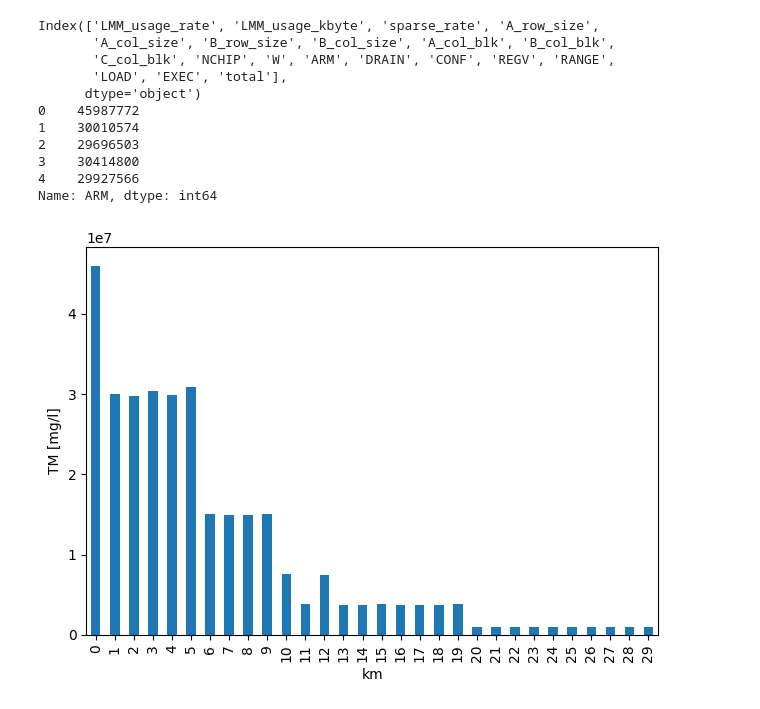
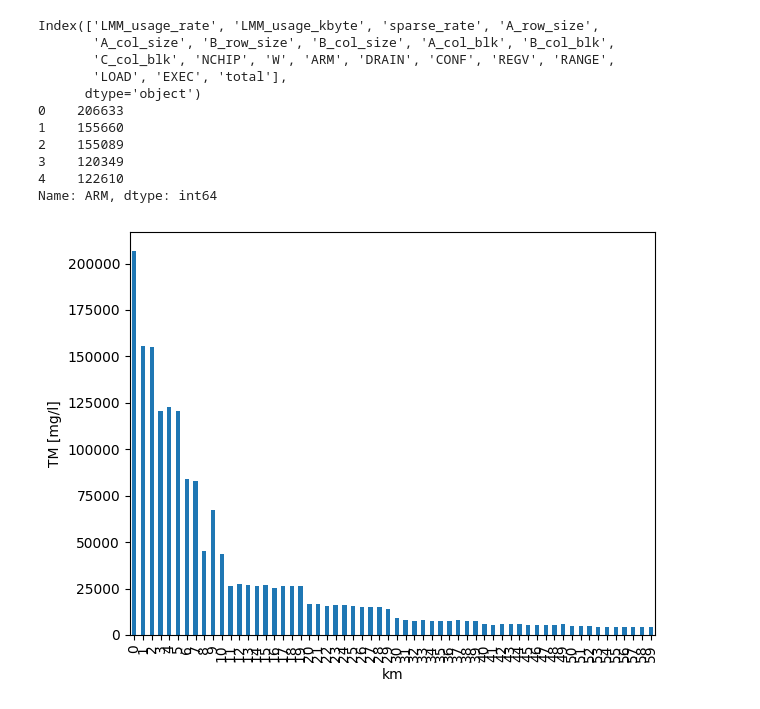
Before and after one commit to taku2365/IMAX_sparse.cent, a Jupyter notebook: src/emax6_sparselib/result_vis.ipynb, the cells around one changed output. Cells and saved outputs as stored; diff of their text form; code cells hidden in the pictures.

```diff
--- a/src/emax6_sparselib/result_vis.ipynb
+++ b/src/emax6_sparselib/result_vis.ipynb
@@ -124,41 +120,41 @@ findfont: Font family ['Times New Roman'] not found. Falling back to DejaVu Sans
 import pandas as pd
 import matplotlib.pyplot as plt
 plt.rcParams.update(plt.rcParamsDefault)
 # df = pd.DataFrame({'Group 1': {-60.0:0, -20.0:0, 12.5:0, 62.0:0, 123.8:0, 181.0: 5.013532366071429e-06, 225.2: 0.00010224713604266826, 248.0: 0.0002520240051269531, 274.9: 0.0006304542296807856, 304.2: 0.0009587457616051962, 331.0: 0.0021422429744175505}, 'Group 2': {-60.0: 0.0003144776457026891, -20.0: 5.43150903588747e-05, 12.5: 0.00012757662141348495, 62.0: 6.852403753623154e-05, 123.8: 5.980538377849872e-05, 181.0: 5.000001780657088e-05, 225.2: 0.00010152032391840468, 248.0: 0.0005436288535458056, 274.9: 0.00038244130009346957, 304.2: 0.00023423789360943164, 331.0: 9.508221455006986e-05}, 'Group 3': {-60.0: 0.00021804919790451726, -20.0: 0.0002884471518114942, 12.5: 0.00024001954291413006, 62.0: 0.00020780311751064946, 123.8:0, 181.0: 0.0003548555407567293, 225.2: 0.0011448858440205976, 248.0: 0.0031436022397010425, 274.9: 0.001858462242669843, 304.2: 0.0019485330483867962, 331.0: 0.0017062062250634059}})
-df = pd.read_csv('./result.csv')
+df = pd.read_csv('./result_1024_512_256_128_64_32.csv')
 # print(df_header["A_row_size"])
 print( df.columns)
-df[(df['A_row_size'] < 65)&(df['sparse_rate'] < 0.5)]
+df_1 = df[(df['sparse_rate'] == 0.5)&(df['sparse_rate'] == 0.7)&(df['sparse_rate'] == 0.9)]
 width = 5
 bottom = 0
 print(df["ARM"][:5])
 # for i in df.columns:
 #     print(i)
 #     plt.bar(df.index, df[i], width=width, bottom=bottom)
 #     bottom += df[i]
 
 # plt.bar(df.index[:5], df["ARM"][:5], width=width, bottom=bottom)
 df["ARM"].plot.bar(stacked=True)
 
 # bottom += df["ARM"]
 
 plt.ylabel('TM [mg/l]')
 plt.xlabel('km')
 # plt.legend(df.columns)
 plt.tight_layout()
 # %% [output]
 Index(['LMM_usage_rate', 'LMM_usage_kbyte', 'sparse_rate', 'A_row_size',
        'A_col_size', 'B_row_size', 'B_col_size', 'A_col_blk', 'B_col_blk',
        'C_col_blk', 'NCHIP', 'W', 'ARM', 'DRAIN', 'CONF', 'REGV', 'RANGE',
        'LOAD', 'EXEC', 'total'],
       dtype='object')
-0    45987772
-1    30010574
-2    29696503
-3    30414800
-4    29927566
+0    206633
+1    155660
+2    155089
+3    120349
+4    122610
 Name: ARM, dtype: int64
-[figure, old version]
+[figure, new version]
 # %%
 import matplotlib.pyplot as plt
 import numpy as np
```
Also changed, not shown: parts of 1 cell of this notebook, 41 other files.
